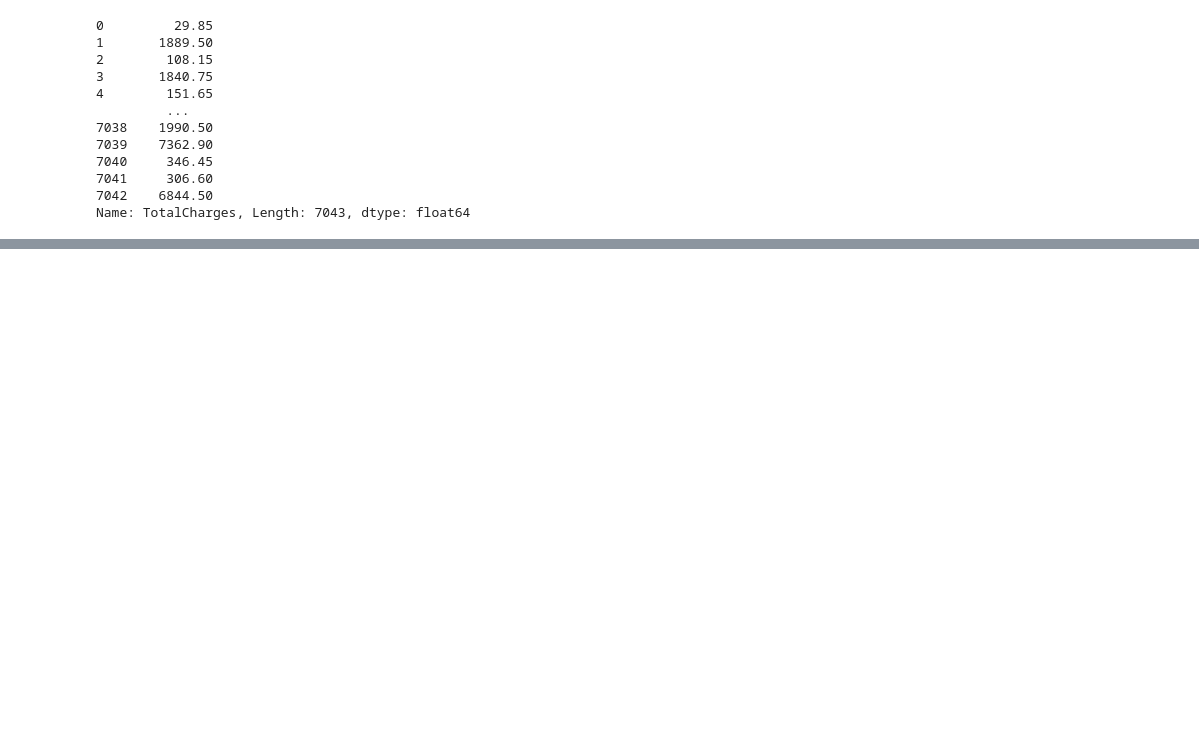
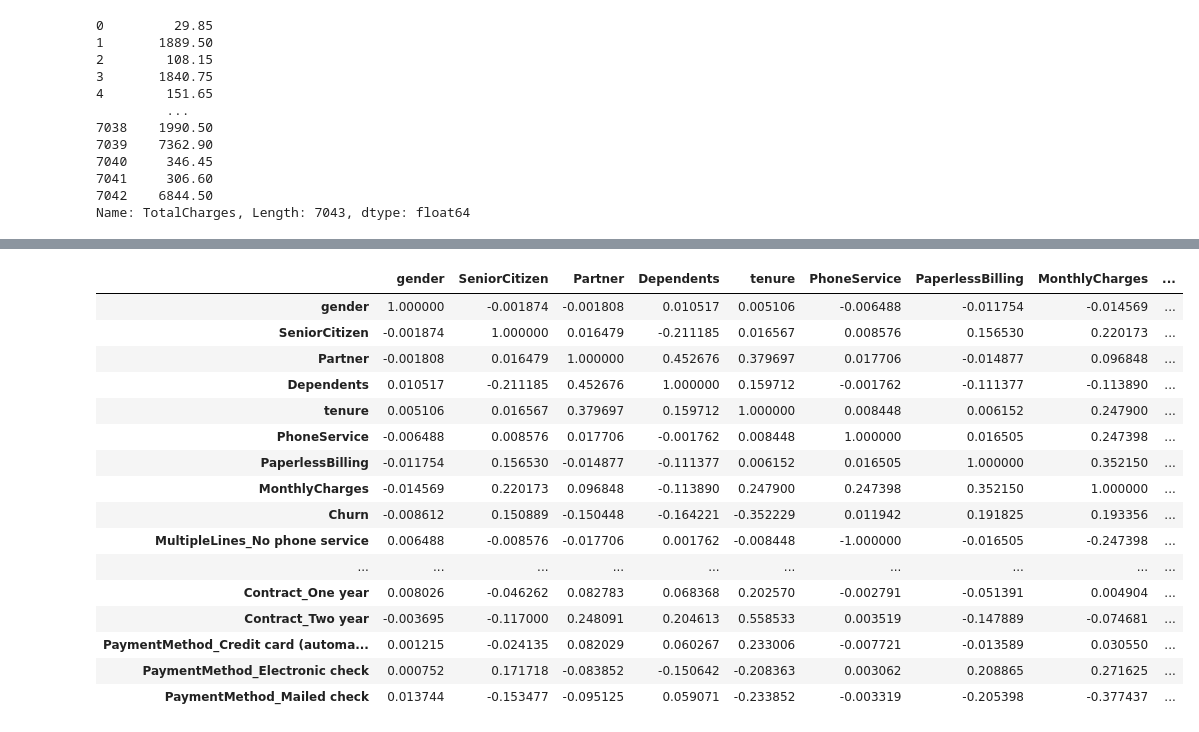
Before and after one commit to developersview/telecom-customer-churn-analysis-mba-project, a Jupyter notebook: notebook/customer_churn_eda.ipynb, the cells around one changed output, grey strips where cells are left out. Saved outputs shown, nothing was run; the diff lists cells and outputs as text; code cells hidden in the pictures; blank space fills up the shorter version.

```diff
--- a/notebook/customer_churn_eda.ipynb
+++ b/notebook/customer_churn_eda.ipynb
@@ -300,0 +314,25 @@ hist('TotalCharges')
+# %%
+# read the dataset once again
+data_df = pd.read_csv("../data/telcom_churn.csv")
+
+# drop the feature which is not useful
+data_df.drop(['customerID'], axis=1, inplace=True)
+#data_df.drop(['MultipleLines'], axis=1, inplace=True)
+#data_df.drop(['OnlineSecurity'], axis=1, inplace=True)
+data_df.drop(['TotalCharges'], axis=1, inplace=True)
+
+#encode categorical variable
+
+## definining the map function
+def binary_map(feature):
+    return feature.map({'Yes': 1, 'No': 0})
+
+## encoding variables
+data_df['Churn'] = data_df[['Churn']].apply(binary_map)
+
+data_df['gender'] = data_df['gender'].map({'Male': 1, 'Female': 0})
+
+binary_list = ['Partner', 'Dependents', 'PhoneService', 'PaperlessBilling']
+data_df[binary_list] = data_df[binary_list].apply(binary_map)
+
+data_df = pd.get_dummies(data=data_df, drop_first=True)
@@ -300,0 +353,22 @@ hist('TotalCharges')
+# %%
+#check the correlation between all features
+corr_data = data_df.corr()
+corr_data
+# %% [output]
+|  | gender | SeniorCitizen | Partner | Dependents | tenure | PhoneService | PaperlessBilling | MonthlyCharges | ... |
+| gender | 1.000000 | -0.001874 | -0.001808 | 0.010517 | 0.005106 | -0.006488 | -0.011754 | -0.014569 | ... |
+| SeniorCitizen | -0.001874 | 1.000000 | 0.016479 | -0.211185 | 0.016567 | 0.008576 | 0.156530 | 0.220173 | ... |
+| Partner | -0.001808 | 0.016479 | 1.000000 | 0.452676 | 0.379697 | 0.017706 | -0.014877 | 0.096848 | ... |
+| Dependents | 0.010517 | -0.211185 | 0.452676 | 1.000000 | 0.159712 | -0.001762 | -0.111377 | -0.113890 | ... |
+| tenure | 0.005106 | 0.016567 | 0.379697 | 0.159712 | 1.000000 | 0.008448 | 0.006152 | 0.247900 | ... |
+| PhoneService | -0.006488 | 0.008576 | 0.017706 | -0.001762 | 0.008448 | 1.000000 | 0.016505 | 0.247398 | ... |
+| PaperlessBilling | -0.011754 | 0.156530 | -0.014877 | -0.111377 | 0.006152 | 0.016505 | 1.000000 | 0.352150 | ... |
+| MonthlyCharges | -0.014569 | 0.220173 | 0.096848 | -0.113890 | 0.247900 | 0.247398 | 0.352150 | 1.000000 | ... |
+| Churn | -0.008612 | 0.150889 | -0.150448 | -0.164221 | -0.352229 | 0.011942 | 0.191825 | 0.193356 | ... |
+| MultipleLines_No phone service | 0.006488 | -0.008576 | -0.017706 | 0.001762 | -0.008448 | -1.000000 | -0.016505 | -0.247398 | ... |
+| ... | ... | ... | ... | ... | ... | ... | ... | ... | ... |
+| Contract_One year | 0.008026 | -0.046262 | 0.082783 | 0.068368 | 0.202570 | -0.002791 | -0.051391 | 0.004904 | ... |
+| Contract_Two year | -0.003695 | -0.117000 | 0.248091 | 0.204613 | 0.558533 | 0.003519 | -0.147889 | -0.074681 | ... |
+| PaymentMethod_Credit card (automa... | 0.001215 | -0.024135 | 0.082029 | 0.060267 | 0.233006 | -0.007721 | -0.013589 | 0.030550 | ... |
+| PaymentMethod_Electronic check | 0.000752 | 0.171718 | -0.083852 | -0.150642 | -0.208363 | 0.003062 | 0.208865 | 0.271625 | ... |
+| PaymentMethod_Mailed check | 0.013744 | -0.153477 | -0.095125 | 0.059071 | -0.233852 | -0.003319 | -0.205398 | -0.377437 | ... |
```
Also changed, not shown: parts of 20 cells of this notebook, 7 other files.
